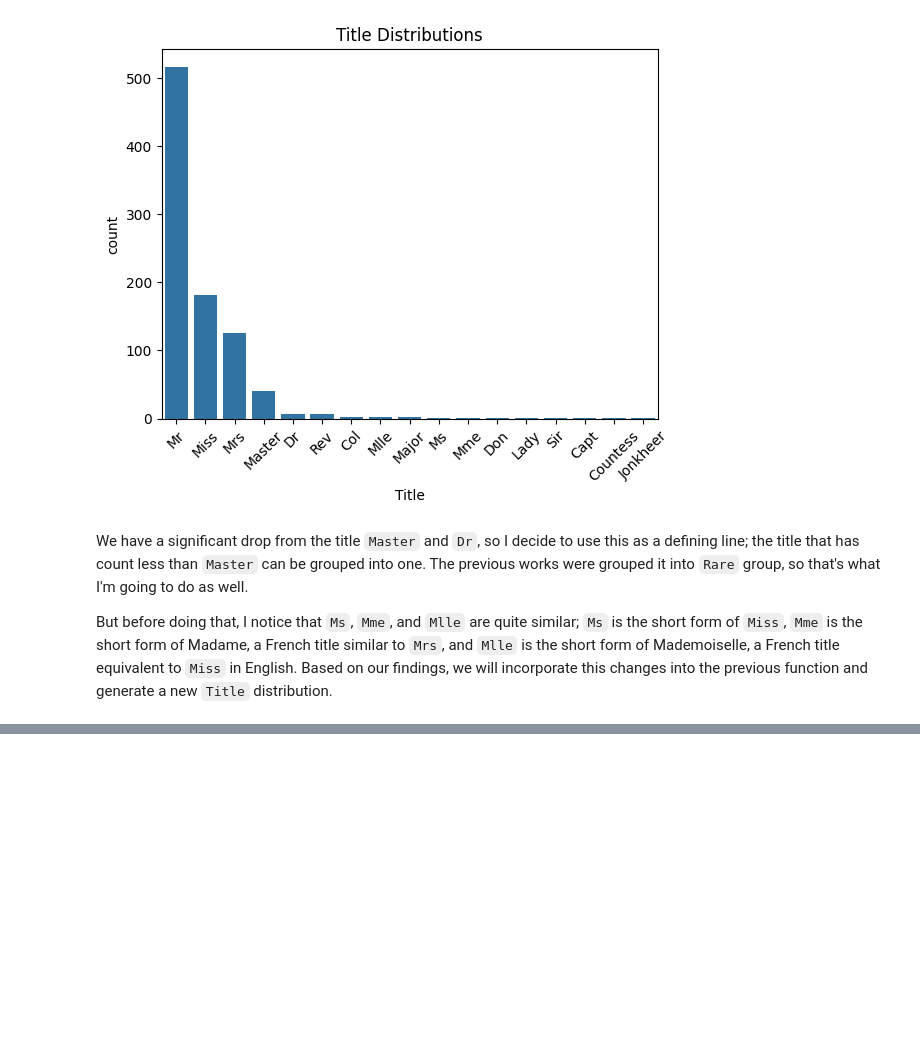
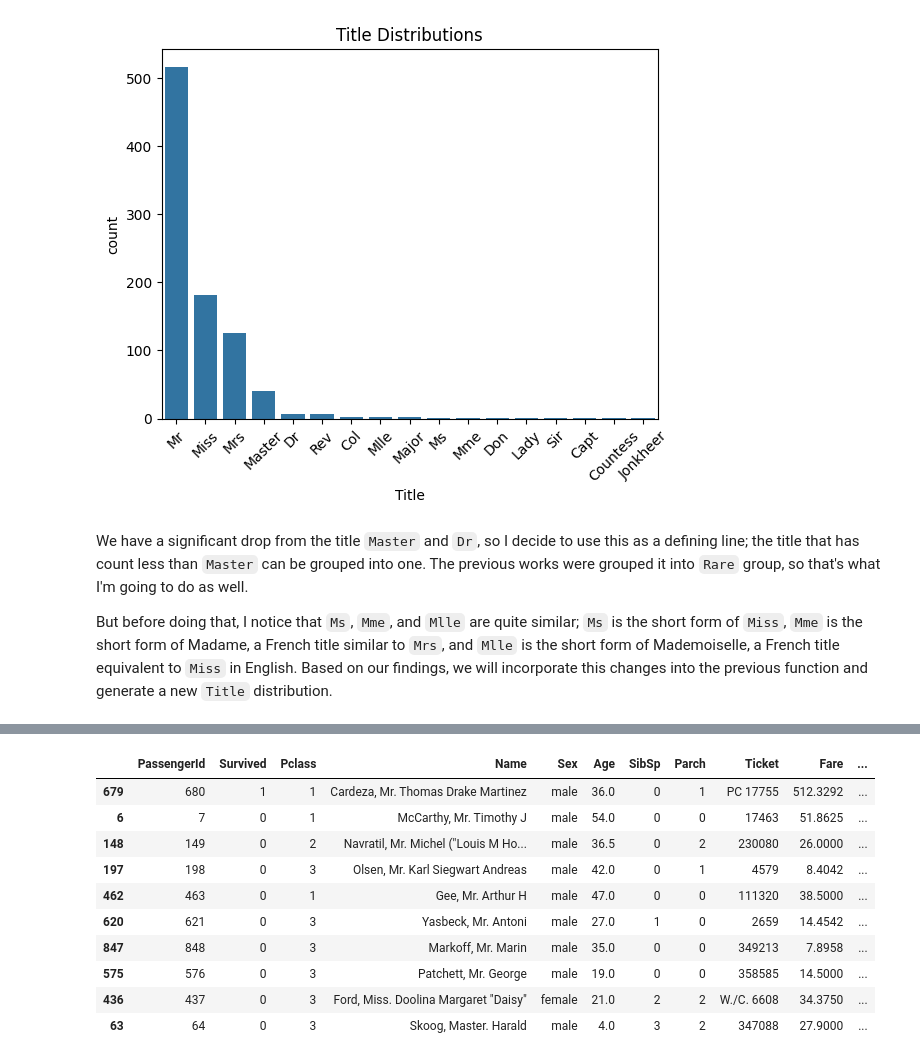
Before and after one commit to rbennum/titanic-survival, a Jupyter notebook: notebooks/explorations.ipynb, the cells around one changed output, grey strips where cells are left out. Cells and saved outputs as stored; diff of their text form; code cells hidden in the pictures; blank space fills up the shorter version.

```diff
--- a/notebooks/explorations.ipynb
+++ b/notebooks/explorations.ipynb
@@ -367,0 +400,21 @@ plt.show()
+# %%
+df_temp = (
+    df_train_copy
+    .assign(
+        HasCabin=lambda x: x['Cabin'].notna().astype(int)
+    )
+)
+
+display(df_temp.sample(10, random_state=39))
+# %% [output]
+|  | PassengerId | Survived | Pclass | Name | Sex | Age | SibSp | Parch | Ticket | Fare | ... |
+| 679 | 680 | 1 | 1 | Cardeza, Mr. Thomas Drake Martinez | male | 36.0 | 0 | 1 | PC 17755 | 512.3292 | ... |
+| 6 | 7 | 0 | 1 | McCarthy, Mr. Timothy J | male | 54.0 | 0 | 0 | 17463 | 51.8625 | ... |
+| 148 | 149 | 0 | 2 | Navratil, Mr. Michel ("Louis M Ho... | male | 36.5 | 0 | 2 | 230080 | 26.0000 | ... |
+| 197 | 198 | 0 | 3 | Olsen, Mr. Karl Siegwart Andreas | male | 42.0 | 0 | 1 | 4579 | 8.4042 | ... |
+| 462 | 463 | 0 | 1 | Gee, Mr. Arthur H | male | 47.0 | 0 | 0 | 111320 | 38.5000 | ... |
+| 620 | 621 | 0 | 3 | Yasbeck, Mr. Antoni | male | 27.0 | 1 | 0 | 2659 | 14.4542 | ... |
+| 847 | 848 | 0 | 3 | Markoff, Mr. Marin | male | 35.0 | 0 | 0 | 349213 | 7.8958 | ... |
+| 575 | 576 | 0 | 3 | Patchett, Mr. George | male | 19.0 | 0 | 0 | 358585 | 14.5000 | ... |
+| 436 | 437 | 0 | 3 | Ford, Miss. Doolina Margaret "Daisy" | female | 21.0 | 2 | 2 | W./C. 6608 | 34.3750 | ... |
+| 63 | 64 | 0 | 3 | Skoog, Master. Harald | male | 4.0 | 3 | 2 | 347088 | 27.9000 | ... |
```
Also changed, not shown: parts of 43 cells of this notebook.
